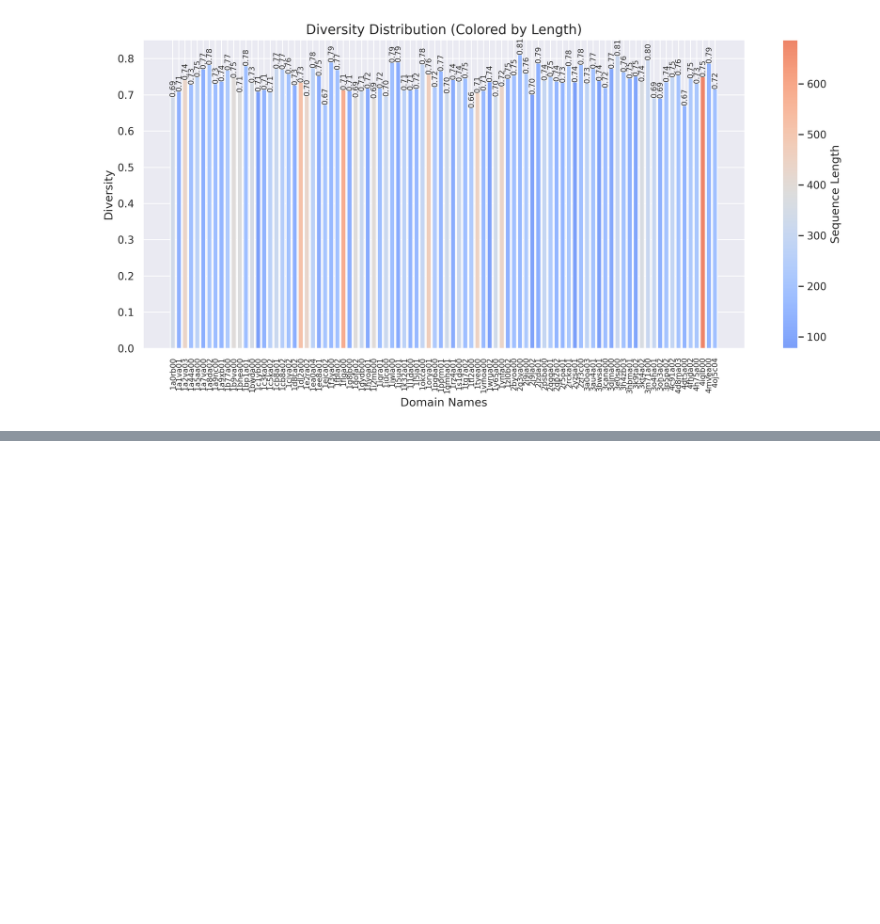
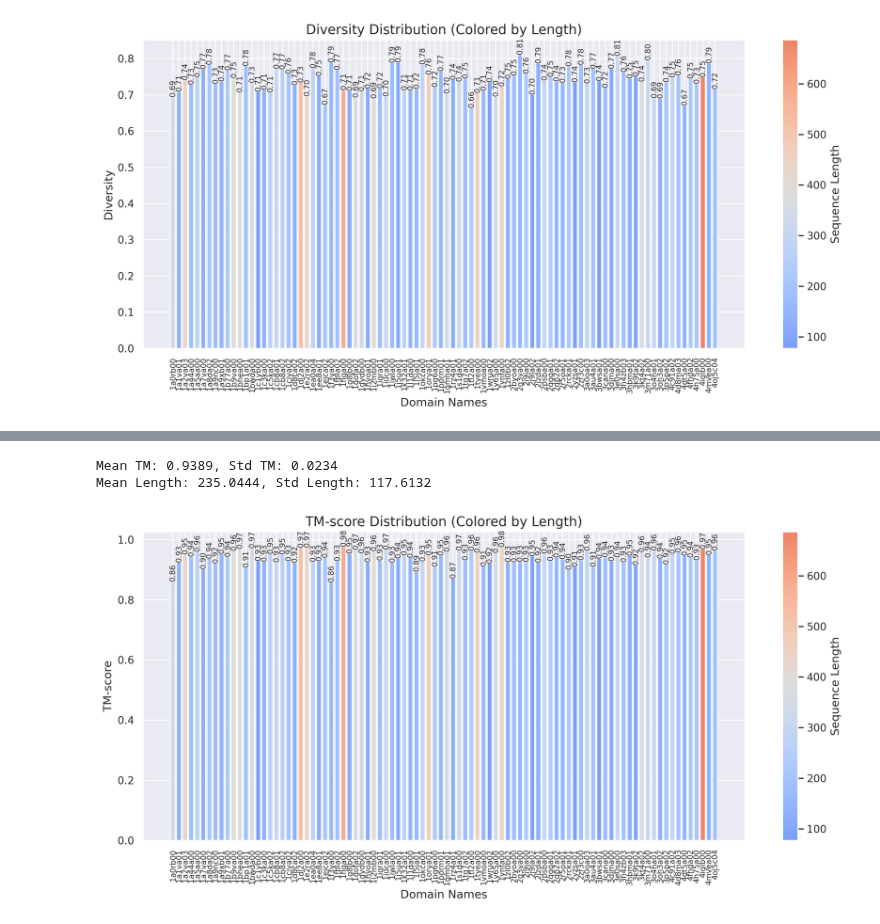
Before and after one commit to ZinniaMa/RemoteFoldSet, a Jupyter notebook: notebooks/barplots.ipynb, the cells around one changed output, grey strips where cells are left out. Cells and saved outputs as stored; diff of their text form; code cells hidden in the pictures; blank space fills up the shorter version.

```diff
--- a/notebooks/diversitybarplot.ipynb
+++ b/notebooks/barplots.ipynb
@@ -90,0 +85,3 @@ plt.show()
+# %%
+df = pd.read_pickle("../saved/sampled_proteins.pkl")
+df.head()
@@ -90,0 +101,68 @@ plt.show()
+# %%
+def compute_tm(sampled_seqs):
+    tms = []
+    for a in range(len(sampled_seqs)):
+        tm = seq_to_tm.get(sampled_seqs[a], None)
+        if tm is not None:
+            tms.append(tm)
+    tm = np.mean(tms)
+    return tm
+# %%
+domain_tm_len = {}
+for domain, sampled_seqs in domain_to_seqs.items():
+    tm = compute_tm(list(sampled_seqs))
+    length = len(sampled_seqs[0])
+    domain_tm_len[domain] = (tm, length)
+# %%
+# mean and std of domain_tm
+mean_tm = np.mean([d for d, l in domain_tm_len.values()])
+std_tm = np.std([d for d, l in domain_tm_len.values()])
+print(f"Mean TM: {mean_tm:.4f}, Std TM: {std_tm:.4f}")
+
+# mean and std of domain_length
+mean_length = np.mean([l for d, l in domain_tm_len.values()])
+std_length = np.std([l for d, l in domain_tm_len.values()])
+print(f"Mean Length: {mean_length:.4f}, Std Length: {std_length:.4f}")
+# %% [output]
+Mean TM: 0.9389, Std TM: 0.0234
+Mean Length: 235.0444, Std Length: 117.6132
+# %%
+sns.set(style="darkgrid")
+
+sorted_items = sorted(domain_tm_len.items(), key=lambda x: x[0])
+names, values = zip(*sorted_items)
+tms, lengths = zip(*values)
+
+norm = mcolors.Normalize(vmin=min(lengths), vmax=max(lengths))
+orig_cmap = cm.get_cmap('coolwarm')
+truncated_cmap = LinearSegmentedColormap.from_list(
+    'truncated_pink',
+    orig_cmap(np.linspace(0.2, 0.8, 256))
+)
+
+colors = [truncated_cmap(norm(l)) for l in lengths]
+fig, ax = plt.subplots(figsize=(12, 6), dpi=300)
+bars = ax.bar(names, tms, color=colors)
+
+# annotate bars with tm values
+for bar in bars:
+    height = bar.get_height()
+    ax.text(bar.get_x() + bar.get_width() / 2, height,
+            f"{height:.2f}", ha='center', va='bottom',
+            rotation=90, fontsize=8)
+
+ax.set_xlabel('Domain Names', fontsize=12)
+ax.set_ylabel('TM-score', fontsize=12)
+ax.set_title('TM-score Distribution (Colored by Length)', fontsize=14)
+ax.tick_params(axis='x', rotation=90, labelsize=8)
+
+# colorbar for length
+sm = cm.ScalarMappable(cmap=truncated_cmap, norm=norm)
+sm.set_array([])
+cbar = fig.colorbar(sm, ax=ax)
+cbar.set_label('Sequence Length', fontsize=12)
+
+fig.tight_layout()
+plt.show()
+# %% [output]
+[figure, added]
```
Also changed, not shown: parts of 6 cells of this notebook, 4 other files.
